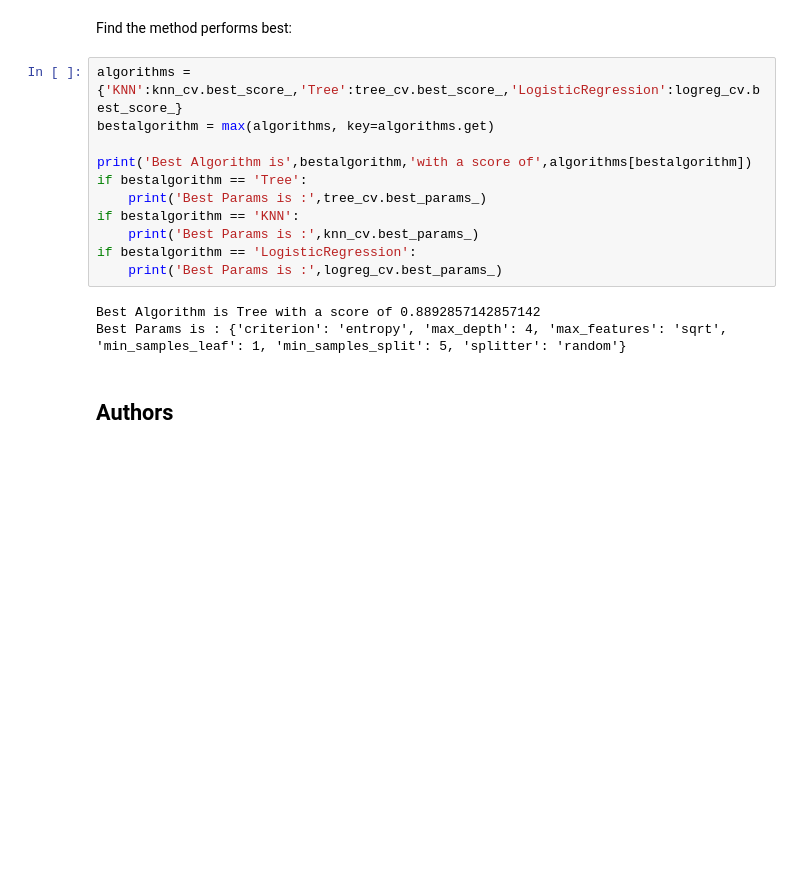
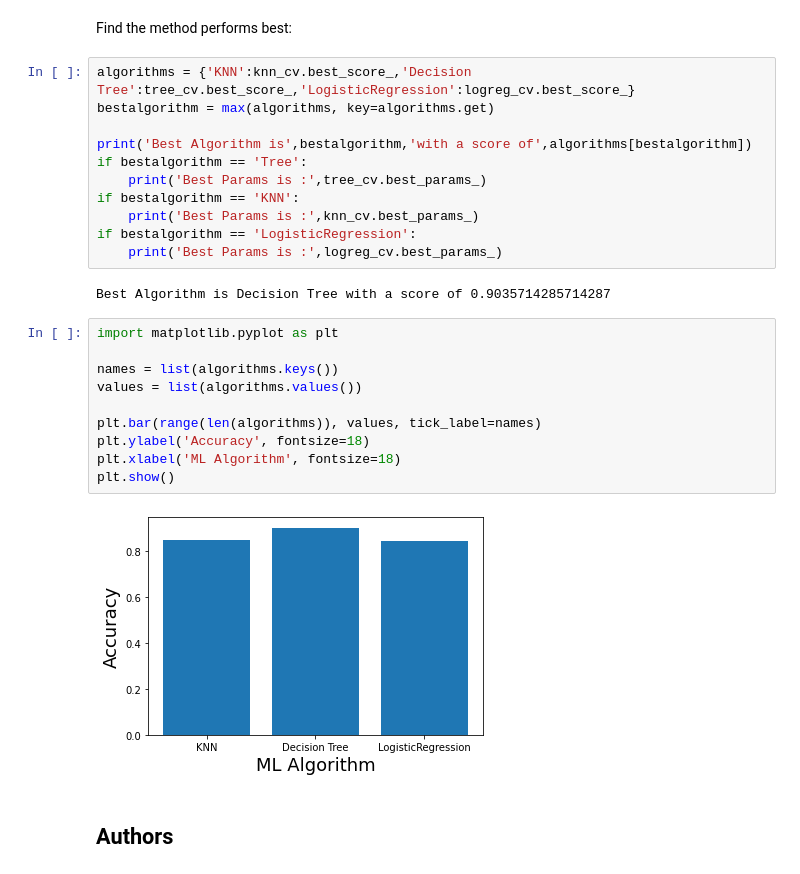
Before and after one commit to MaTth1asZa/IBM-Data-Science, a Jupyter notebook: ML Prediction Matty .ipynb, the cells around one changed output. Drawn from its saved outputs; the diff is of its cells as text; blank space fills up the shorter version.

```diff
--- a/ML Prediction Matty .ipynb
+++ b/ML Prediction Matty .ipynb
@@ -321,7 +321,7 @@ plot_confusion_matrix(Y_test,yhat)
 # %% [markdown]
 Find the method performs best:
 # %%
-algorithms = {'KNN':knn_cv.best_score_,'Tree':tree_cv.best_score_,'LogisticRegression':logreg_cv.best_score_}
+algorithms = {'KNN':knn_cv.best_score_,'Decision Tree':tree_cv.best_score_,'LogisticRegression':logreg_cv.best_score_}
 bestalgorithm = max(algorithms, key=algorithms.get)
 
 print('Best Algorithm is',bestalgorithm,'with a score of',algorithms[bestalgorithm])
@@ -332,8 +332,19 @@ if bestalgorithm == 'KNN':
 if bestalgorithm == 'LogisticRegression':
     print('Best Params is :',logreg_cv.best_params_)
 # %% [output]
-Best Algorithm is Tree with a score of 0.8892857142857142
-Best Params is : {'criterion': 'entropy', 'max_depth': 4, 'max_features': 'sqrt', 'min_samples_leaf': 1, 'min_samples_split': 5, 'splitter': 'random'}
+Best Algorithm is Decision Tree with a score of 0.9035714285714287
+# %%
+import matplotlib.pyplot as plt
+
+names = list(algorithms.keys())
+values = list(algorithms.values())
+
+plt.bar(range(len(algorithms)), values, tick_label=names)
+plt.ylabel('Accuracy', fontsize=18)
+plt.xlabel('ML Algorithm', fontsize=18)
+plt.show()
+# %% [output]
+[figure, added]
 # %% [markdown]
 ## Authors
 # %% [markdown]
```
Also changed, not shown: parts of 3 cells of this notebook.
